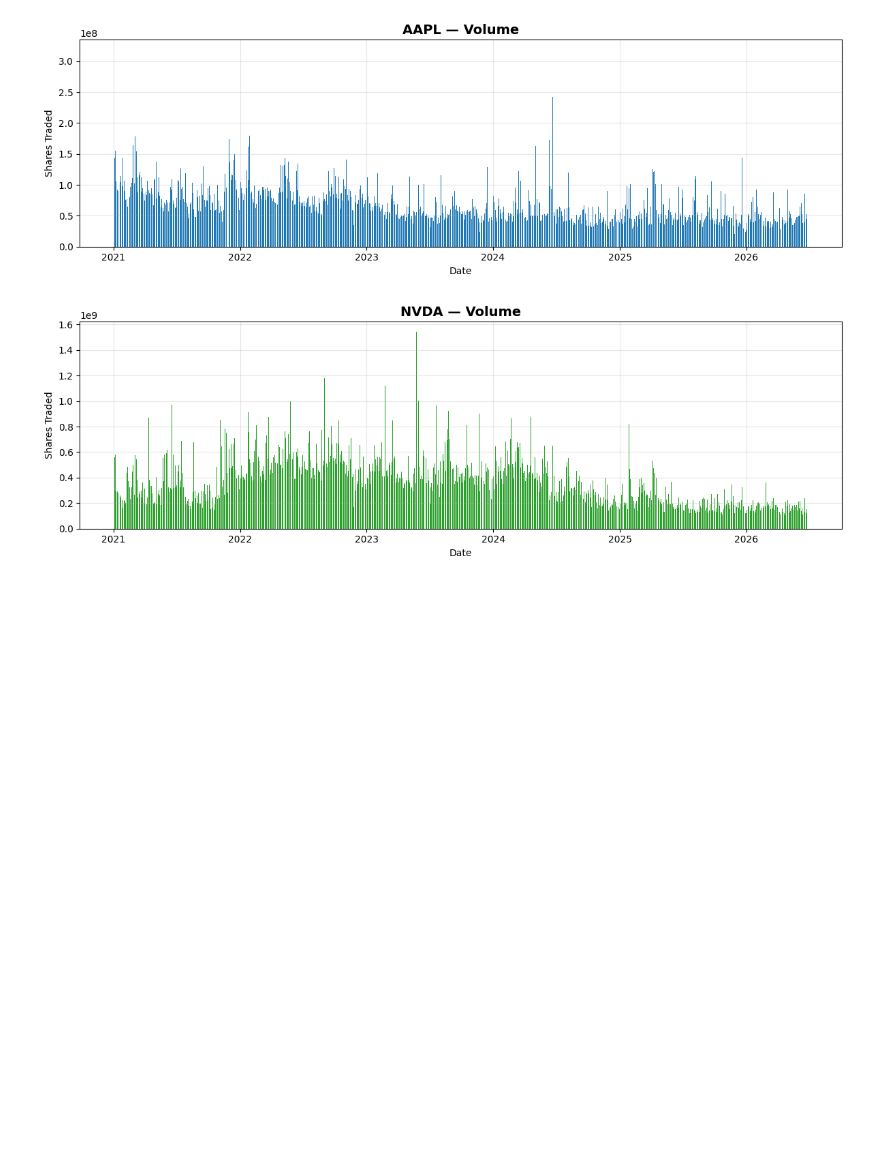
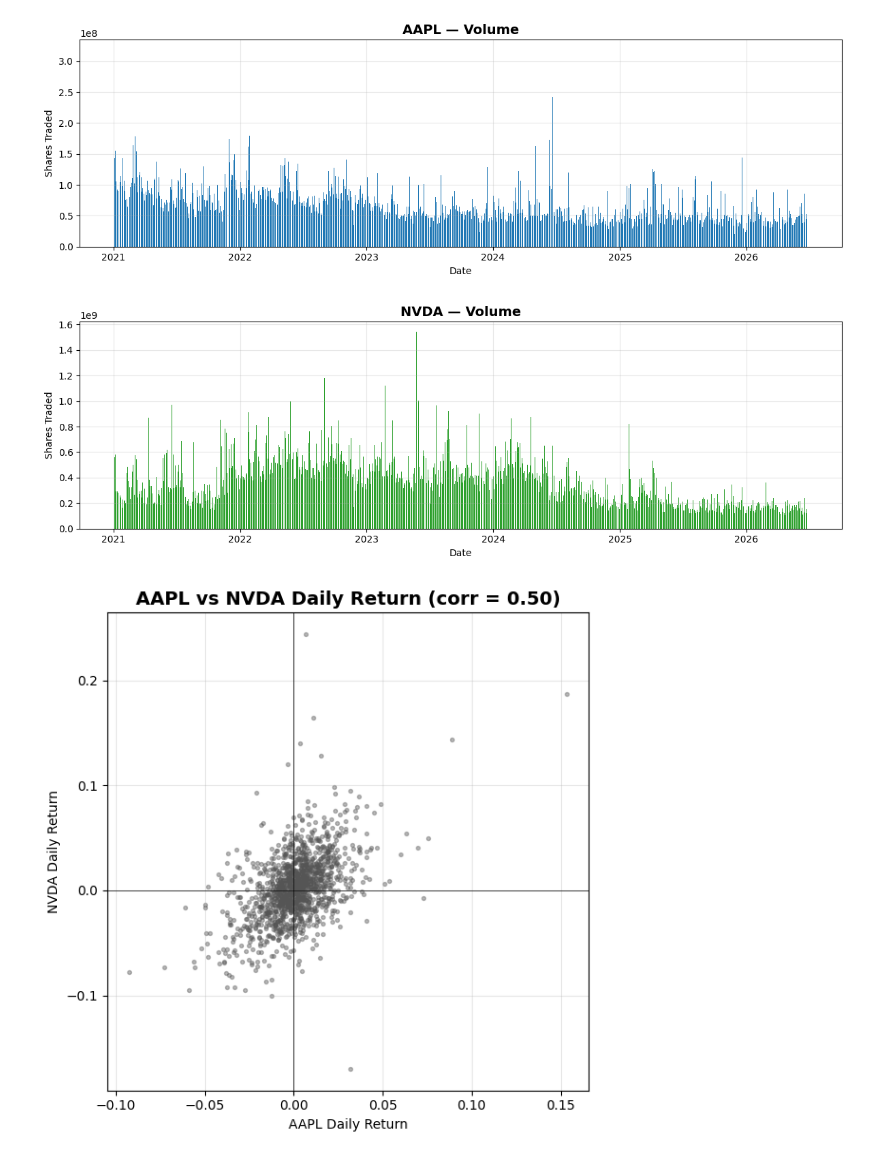
Before and after one commit to Namtran23805/stock-prediction, a Jupyter notebook: notebooks/basic_analysis.ipynb, the cells around one changed output. Drawn from its saved outputs; the diff is of its cells as text; code cells hidden in the pictures; blank space fills up the shorter version.

```diff
--- a/notebooks/basic_analysis.ipynb
+++ b/notebooks/basic_analysis.ipynb
@@ -115,3 +115,19 @@ for ticker, df in stock_data.items():
 # %% [output]
 [figure]
 [figure]
+# %%
+returns = pd.DataFrame({ticker: df["Daily_Return"] for ticker, df in stock_data.items()}).dropna()
+corr = returns["AAPL"].corr(returns["NVDA"])
+
+fig, ax = plt.subplots(figsize=(6, 6))
+ax.scatter(returns["AAPL"], returns["NVDA"], s=8, alpha=0.4, color="#555555")
+
+ax.set_title(f"AAPL vs NVDA Daily Return (corr = {corr:.2f})", fontsize=14, fontweight="bold")
+ax.set_xlabel("AAPL Daily Return")
+ax.set_ylabel("NVDA Daily Return")
+ax.axhline(0, color="black", linewidth=0.5)
+ax.axvline(0, color="black", linewidth=0.5)
+ax.grid(True, alpha=0.3)
+fig.tight_layout()
+# %% [output]
+[figure, added]
```
Also changed, not shown: parts of 1 cell of this notebook.
